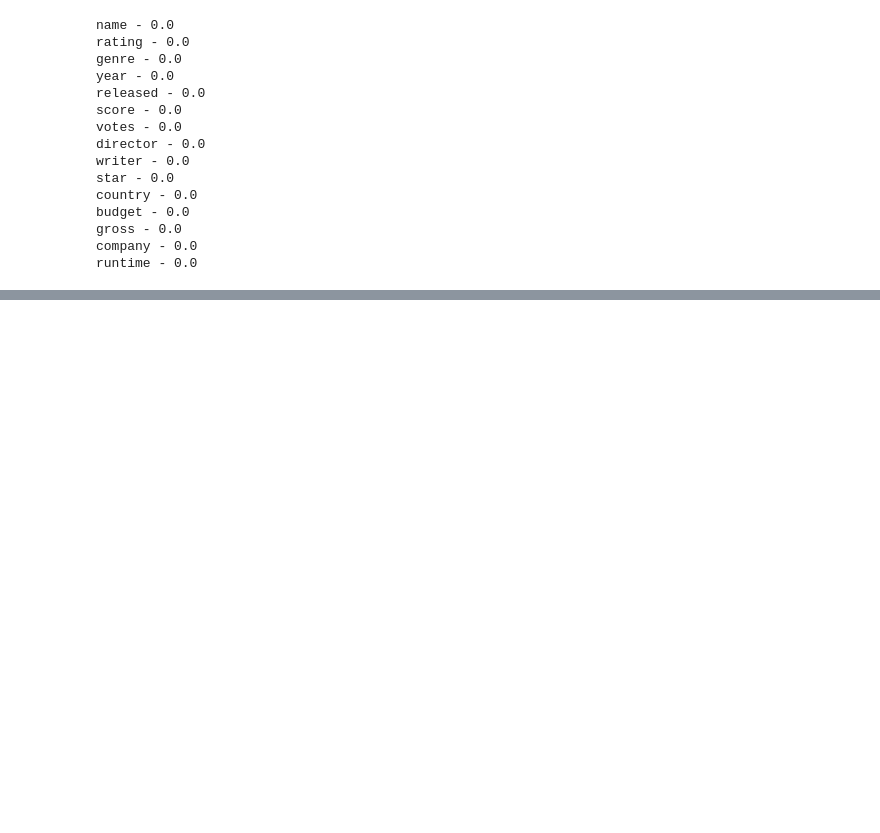
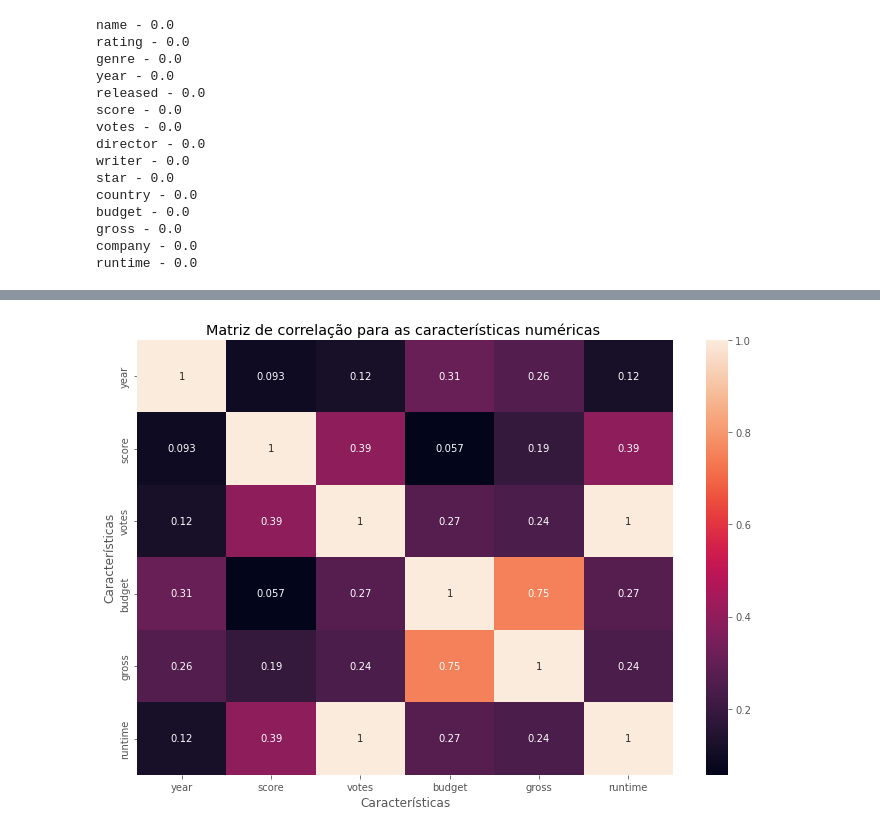
Before and after one commit to rayssabanti/Python-Analise-de-dados-Portfolio, a Jupyter notebook: Análise_de_Dados.ipynb, the cells around one changed output, grey strips where cells are left out. Saved outputs shown, nothing was run; the diff lists cells and outputs as text; code cells hidden in the pictures; blank space fills up the shorter version.

```diff
--- a/Análise_de_Dados.ipynb
+++ b/Análise_de_Dados.ipynb
@@ -121,0 +196,10 @@ dataset['released'] = dataset['released'].astype(str)
+# %%
+matriz_correlacao = dataset.corr(method='pearson')
+
+sns.heatmap(matriz_correlacao, annot=True)
+plt.title('Matriz de correlação para as características numéricas ')
+plt.xlabel("Características")
+plt.ylabel("Características")
+plt.show()
+# %% [output]
+[figure, added]
```
Also changed, not shown: parts of 32 cells of this notebook.
